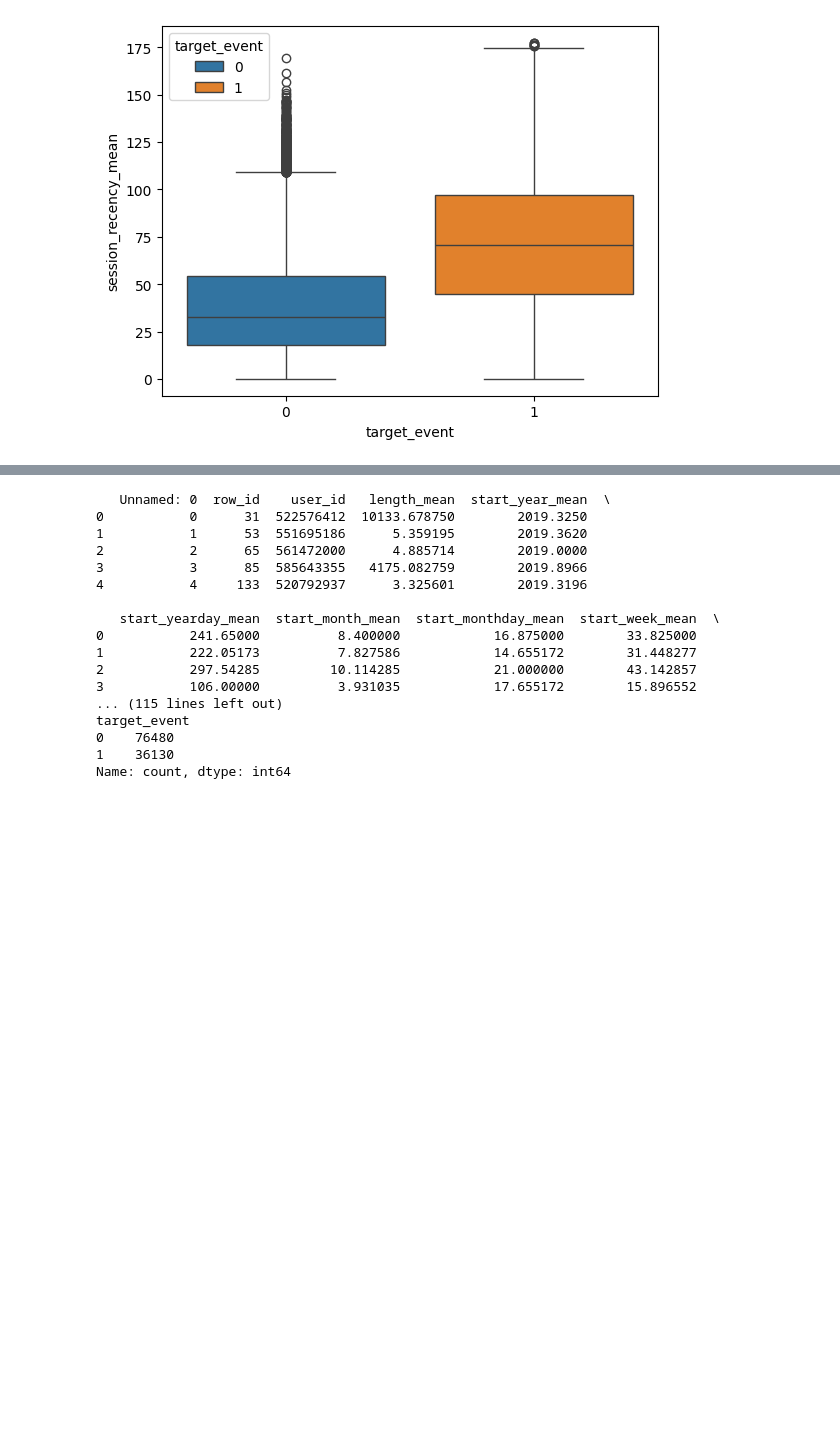
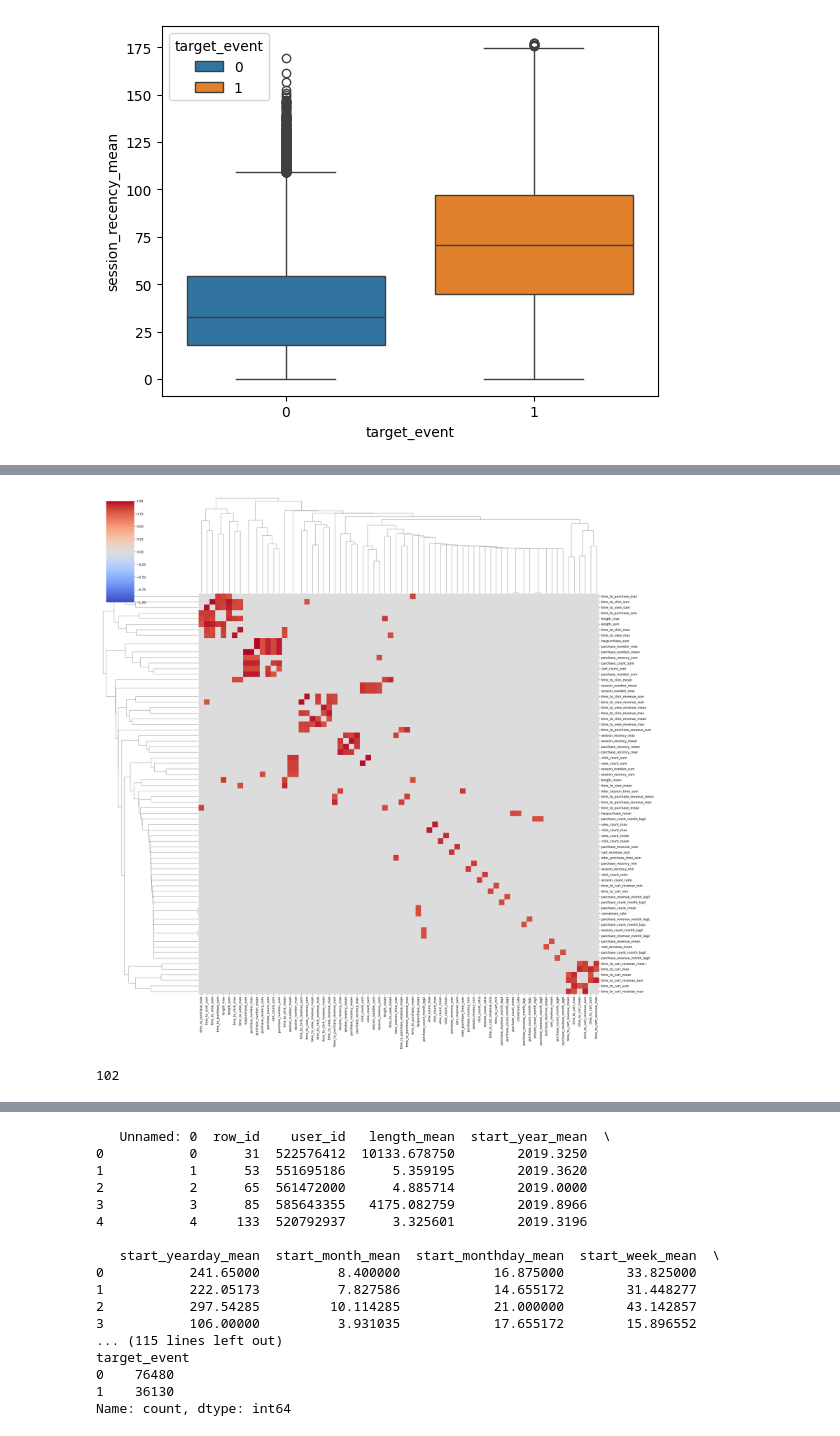
Before and after one commit to Arbuz-Nick/MasterDiploma, a Jupyter notebook: first_steps.ipynb, the cells around one changed output, grey strips where cells are left out. Drawn from its saved outputs; the diff is of its cells as text; code cells hidden in the pictures; blank space fills up the shorter version.

```diff
--- a/first_steps.ipynb
+++ b/first_steps.ipynb
@@ -671,9 +711,8 @@ def get_train_test_split(df, features=[], target='target_event', train_test_ts_s
     train = df[df.time_step > train_test_ts_separator]
     if len(features) == 0:
         columns = list(filter((lambda x: ('start_' not in x) \
-                       & ('target_' not in x) \
-                       & ('user_id' not in x) \
-                       & ('row_id' not in x) \
-                       & ('time_step' not in x)), list(df.columns)))
+                       and x not in untouchable_cols), list(df.columns)))
         return train[columns], train[target], test[columns], test[target]
-    return train[features], train[target], test[features], test[target]
+    return train[features], test[features], train[target], test[target]
+# %%
+get_train_test_split(df)
@@ -679,0 +763,11 @@ def get_train_test_split(df, features=[], target='target_event', train_test_ts_s
+# %%
+correlate_cols = []
+c = 0
+for col in columns:
+    if col in untouchable_cols:
+        continue
+    if ('start_' in col) or ('target' in col) or ('stddev' in col) or ('cv' in col) or ('max' in col) or ('min' in col):
+        continue
+    correlate_cols.append(col)
+    c += 1
+c
@@ -679,0 +794,9 @@ def get_train_test_split(df, features=[], target='target_event', train_test_ts_s
+# %%
+# plt.figure(figsize=(50, 45))
+corr_matrix = df[correlate_cols].corr()
+corr_matrix = corr_matrix[(corr_matrix>=0.8) | (corr_matrix<=-0.8)].replace(1.0, np.nan).dropna(how='all').dropna(axis=1, how='all').fillna(0)
+sns.clustermap(corr_matrix, vmin=-1, vmax=+1, cmap="coolwarm", figsize=(25, 25))
+
+plt.show()
+# %% [output]
+[figure, added]
@@ -679,0 +817,4 @@ def get_train_test_split(df, features=[], target='target_event', train_test_ts_s
+# %%
+len(corr_pairs)
+# %% [output]
+102
```
Also changed, not shown: parts of 57 cells of this notebook.
